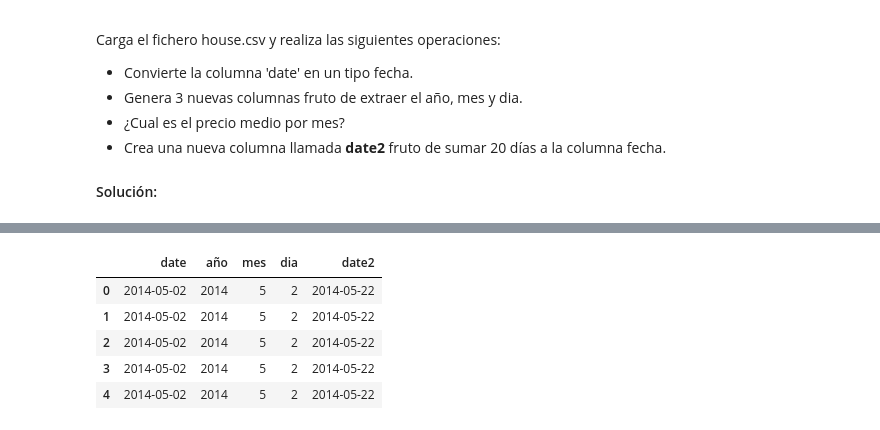
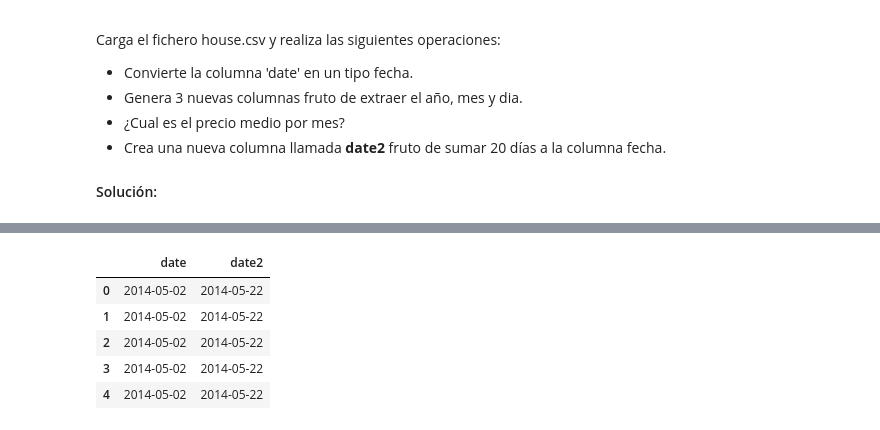
Before and after one commit to sorgazb01/PIA_CEIABD, a Jupyter notebook: Tema_04/Teoria/Pandas/11_2_Pandas_Estructuras_de_datos_Clase.ipynb, the cells around one changed output, grey strips where cells are left out. Saved outputs shown, nothing was run; the diff lists cells and outputs as text; code cells hidden in the pictures.

```diff
--- a/Tema_04/Teoria/Pandas/11_2_Pandas_Estructuras_de_datos_Clase.ipynb
+++ b/Tema_04/Teoria/Pandas/11_2_Pandas_Estructuras_de_datos_Clase.ipynb
@@ -2249,21 +2227,24 @@ Carga el fichero house.csv y realiza las siguientes operaciones:
 # %%
 import pandas as pd
 
+# Cargamos el fichero house.csv
 df = pd.read_csv('data/house.csv')
 
-# Convertir 'date' a tipo fecha
+# Convertimos el campo data a tipo fecha
 df['date'] = pd.to_datetime(df['date'])
 
-# Extraer año, mes y día
-df['año'] = df['date'].dt.year
+# Creamos una nueva columna para año, mes y dia
+df['anio'] = df['date'].dt.year
 df['mes'] = df['date'].dt.month
 df['dia'] = df['date'].dt.day
 
-# Precio medio por mes
-print(df.groupby('mes')['price'].mean())
+# Obtenemos el precio medio por mes agrupando por la columna de mes, obteniendo la media del precio
+precioMedioMes = df.groupby('mes')['price'].mean().round(2)
+print(f'El precio medio por mes es: {precioMedioMes}')
 
-# Nueva columna sumando 20 días
+# Creamos la nueva columna date2 a partir de sumar 20 dias a la columna date
 df['date2'] = df['date'] + pd.Timedelta(days=20)
 
-df[['date', 'año', 'mes', 'dia', 'date2']].head()
+# Mostramos las dos columnas de fechas
+df[['date', 'date2']].head()
 # %% [output]
@@ -2274,7 +2255,7 @@ mes
 Name: price, dtype: float64
-|  | date | año | mes | dia | date2 |
-| 0 | 2014-05-02 | 2014 | 5 | 2 | 2014-05-22 |
-| 1 | 2014-05-02 | 2014 | 5 | 2 | 2014-05-22 |
-| 2 | 2014-05-02 | 2014 | 5 | 2 | 2014-05-22 |
-| 3 | 2014-05-02 | 2014 | 5 | 2 | 2014-05-22 |
-| 4 | 2014-05-02 | 2014 | 5 | 2 | 2014-05-22 |
+|  | date | date2 |
+| 0 | 2014-05-02 | 2014-05-22 |
+| 1 | 2014-05-02 | 2014-05-22 |
+| 2 | 2014-05-02 | 2014-05-22 |
+| 3 | 2014-05-02 | 2014-05-22 |
+| 4 | 2014-05-02 | 2014-05-22 |
```
Also changed, not shown: parts of 4 cells of this notebook, 2 other files.
